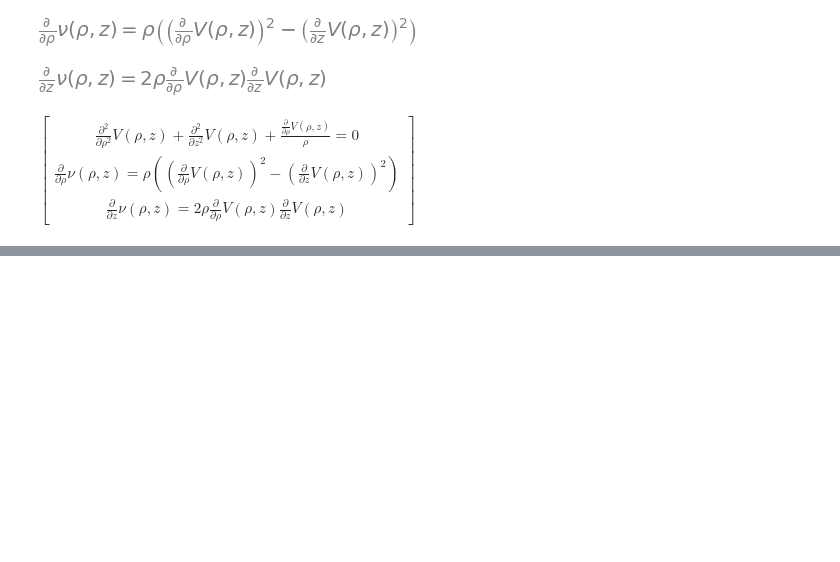
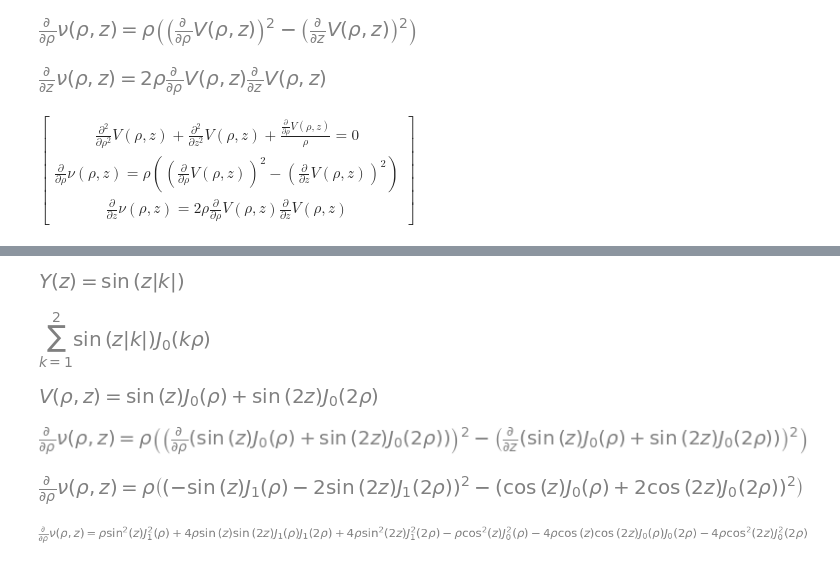
Before and after one commit to GeoffCope/General_Relativity_Python, a Jupyter notebook: Space_times_with_distribution_valued_curvature_tensors_Taub.ipynb, the cells around one changed output, grey strips where cells are left out. Saved outputs shown, nothing was run; the diff lists cells and outputs as text; code cells hidden in the pictures; blank space fills up the shorter version.

```diff
--- a/Space_times_with_distribution_valued_curvature_tensors_Taub.ipynb
+++ b/Space_times_with_distribution_valued_curvature_tensors_Taub.ipynb
@@ -155,0 +193,29 @@ $\displaystyle \left[\begin{matrix}\frac{\partial^{2}}{\partial \rho^{2}} V{\lef
+# %%
+#  Here we are arbitrarily setting the cos function to zero.  Go back and fix this
+ySolutionParticular = ySolution.subs(ySolution.args[1].args[0].args[0],1).subs(ySolution.args[1].args[1].args[0],0)
+ySolutionParticular
+# %% [output]
+[figure, added]
+# %%
+#  Here we arbitrary pick just two terms as an example...
+Sum( ( xSolutionParticular.args[1] * ySolutionParticular.args[1] ) ,(k,1,2) )
+# %% [output]
+[figure, added]
+# %%
+psiSumTwoTerms = Eq(V, Sum( ( xSolutionParticular.args[1] * ySolutionParticular.args[1] ) ,(k,1,2) ).doit() )
+psiSumTwoTerms
+# %% [output]
+[figure, added]
+# %%
+dnudrhoPDE = vacuumFieldEquations[1].subs(psiSumTwoTerms.args[0],psiSumTwoTerms.args[1])
+dnudrhoPDE
+# %% [output]
+[figure, added]
+# %%
+dnudrhoPDE.doit()
+# %% [output]
+[figure, added]
+# %%
+expand(dnudrhoPDE.doit())
+# %% [output]
+[figure, added]
```
Also changed, not shown: parts of 20 cells of this notebook, 6 other files.
